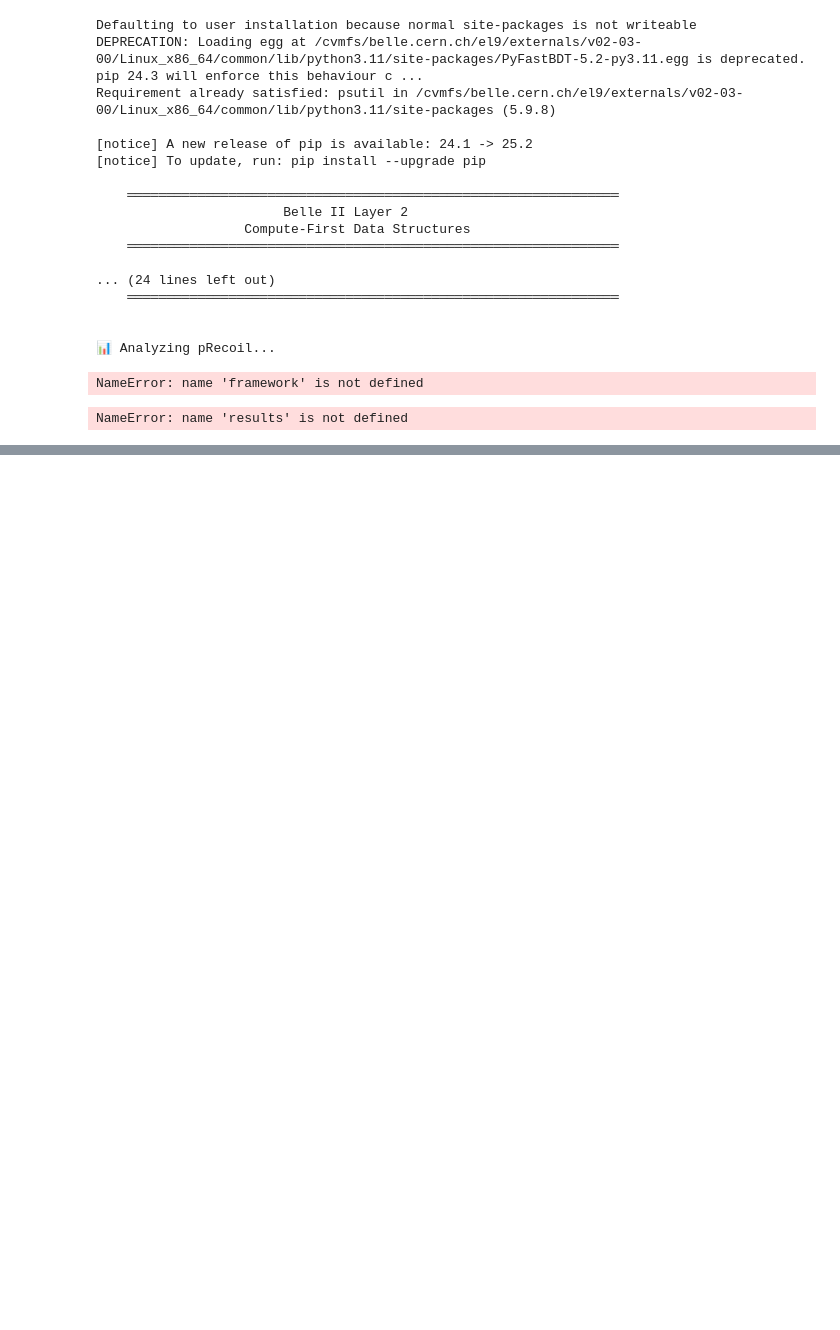
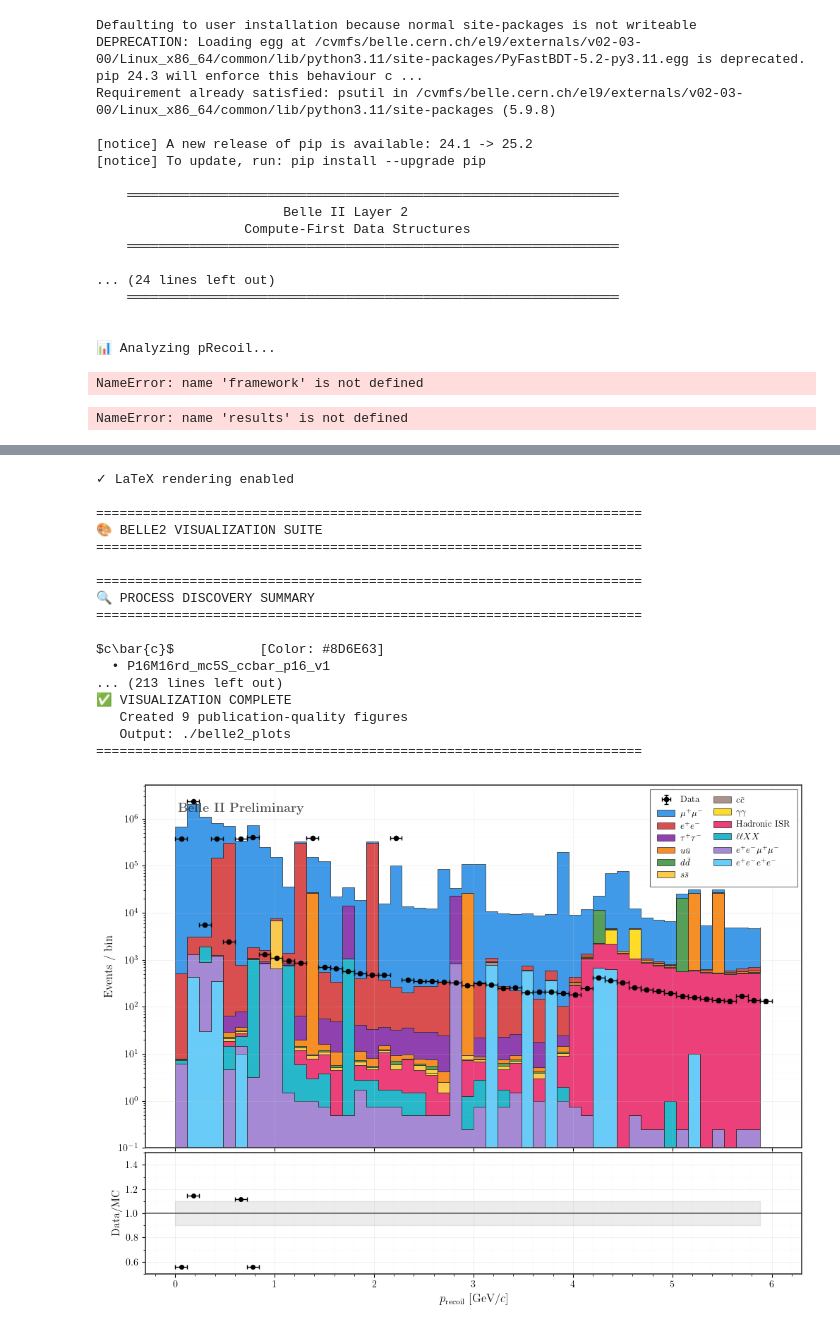
Before and after one commit to UmiChahan/belle2_framework_code, a Jupyter notebook: framework_debug.ipynb, the cells around one changed output, grey strips where cells are left out. Cells and saved outputs as stored; diff of their text form; code cells hidden in the pictures; blank space fills up the shorter version.

```diff
--- a/framework_debug.ipynb
+++ b/framework_debug.ipynb
@@ -156,0 +337,32 @@ NameError: name 'results' is not defined
+# %%
+from importlib import reload
+import belle2_histogram_visualizer
+reload(belle2_histogram_visualizer)
+from belle2_histogram_visualizer import plot_belle2_analysis
+
+figures = plot_belle2_analysis(
+    all_results=all_results,
+    output_dir='./belle2_plots',
+    style='publication',
+    show_ratio=True,
+    use_latex=True  # Automatic fallback if unavailable
+)
+# %% [output]
+✓ LaTeX rendering enabled
+
+======================================================================
+🎨 BELLE2 VISUALIZATION SUITE
+======================================================================
+
+======================================================================
+🔍 PROCESS DISCOVERY SUMMARY
+======================================================================
+
+$c\bar{c}$           [Color: #8D6E63]
+  • P16M16rd_mc5S_ccbar_p16_v1
+... (213 lines left out)
+✅ VISUALIZATION COMPLETE
+   Created 9 publication-quality figures
+   Output: ./belle2_plots
+======================================================================
+[figure, added]
```
Also changed, not shown: parts of 12 cells of this notebook, 9 other files.
